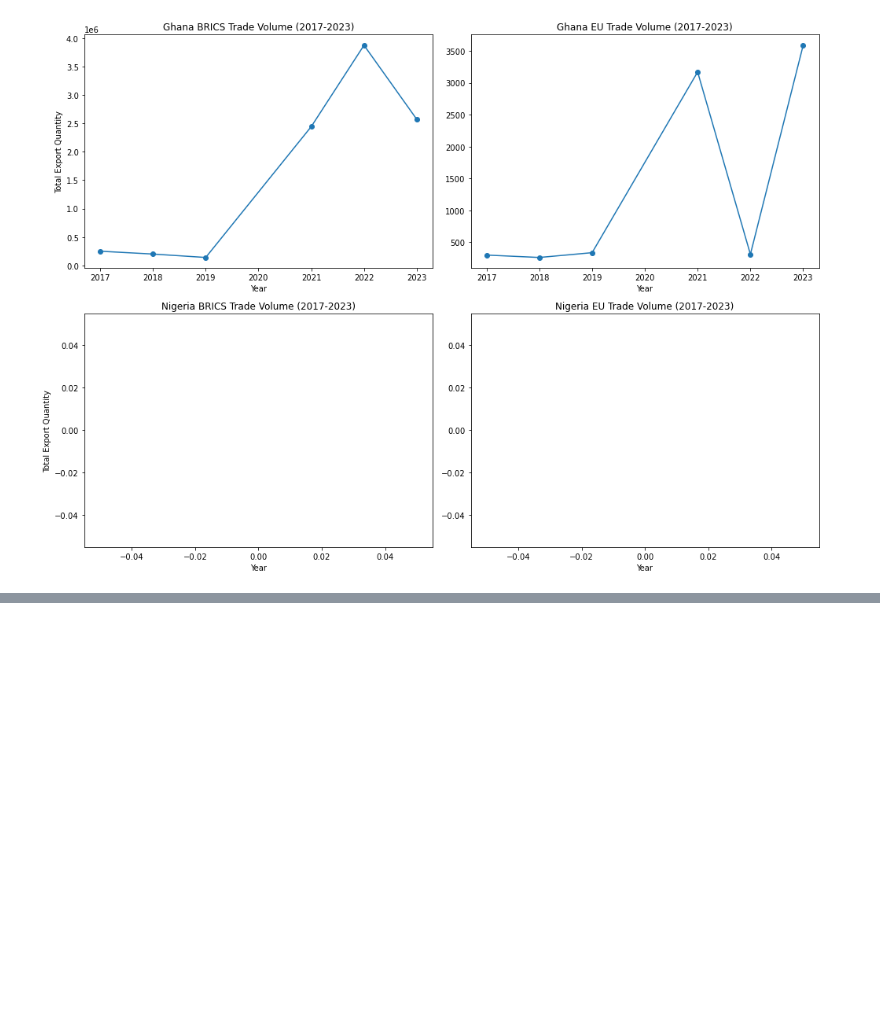
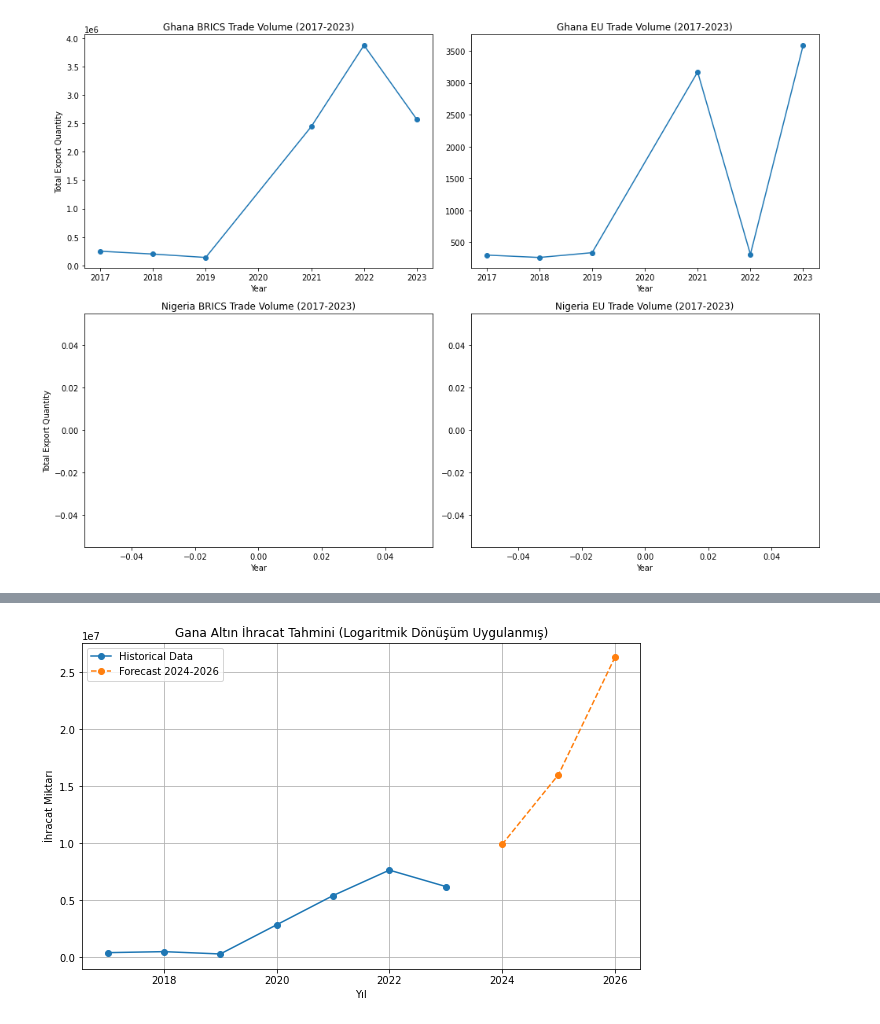
Before and after one commit to MrEktirir/Gold_Trade, a Jupyter notebook: Ghana_Nigeria_Gold_Trade_Analysis.ipynb, the cells around one changed output, grey strips where cells are left out. Cells and saved outputs as stored; diff of their text form; code cells hidden in the pictures; blank space fills up the shorter version.

```diff
--- a/Ghana_Nigeria_Gold_Trade_Analysis.ipynb
+++ b/Ghana_Nigeria_Gold_Trade_Analysis.ipynb
@@ -702,0 +834,9 @@ plt.show()
+# %%
+# Veri setinizdeki ihracat miktarlarına logaritmik dönüşüm uygulayın
+ghana_exports_log = np.log(ghana_exports + 1)  # Sıfır değerlerle başa çıkmak için +1
+
+# Logaritmik dönüşüm uygulanmış veri ile model kurulumu
+model_log = auto_arima(ghana_exports_log, seasonal=False, start_p=0, start_q=0,
+                       max_p=5, max_q=5, trace=True, error_action='ignore',
+                       suppress_warnings=True, stepwise=True)
+print(model_log.summary())
@@ -702,0 +906,31 @@ plt.show()
+# %%
+from statsmodels.tsa.statespace.sarimax import SARIMAX
+
+# Model Fitting
+model = SARIMAX(ghana_exports_log, order=(1,0,0), enforce_stationarity=False, enforce_invertibility=False)
+results = model.fit()
+
+# 2024-2026 forecasting
+forecast = results.get_forecast(steps=3)
+forecast_mean = forecast.predicted_mean
+
+# Logaritmic transformation
+forecast_mean = np.exp(forecast_mean) - 1
+
+# Merging Prediction & Dataset
+historical_data = np.exp(ghana_exports_log) - 1
+all_data = np.concatenate((historical_data, forecast_mean))
+years = np.arange(2017, 2027)
+
+# Graph
+plt.figure(figsize=(10, 6))
+plt.plot(years[:len(historical_data)], historical_data, label='Historical Data', marker='o')
+plt.plot(years[len(historical_data):], forecast_mean, label='Forecast 2024-2026', marker='o', linestyle='--')
+plt.title('Gana Altın İhracat Tahmini (Logaritmik Dönüşüm Uygulanmış)')
+plt.xlabel('Yıl')
+plt.ylabel('İhracat Miktarı')
+plt.legend()
+plt.grid(True)
+plt.show()
+# %% [output]
+[figure, added]
```
Also changed, not shown: parts of 21 cells of this notebook.
